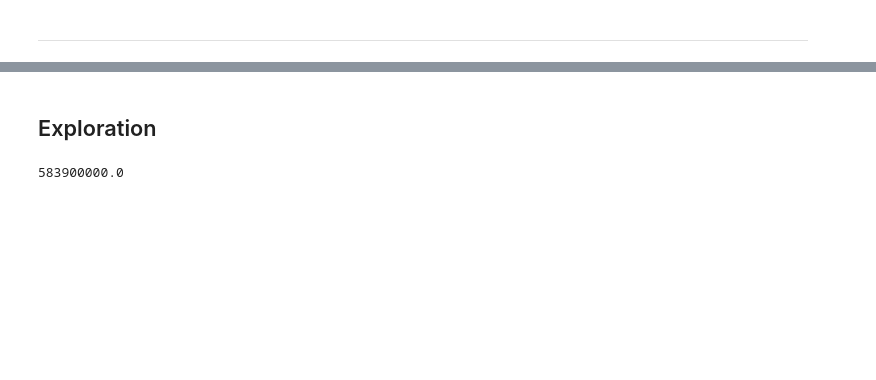
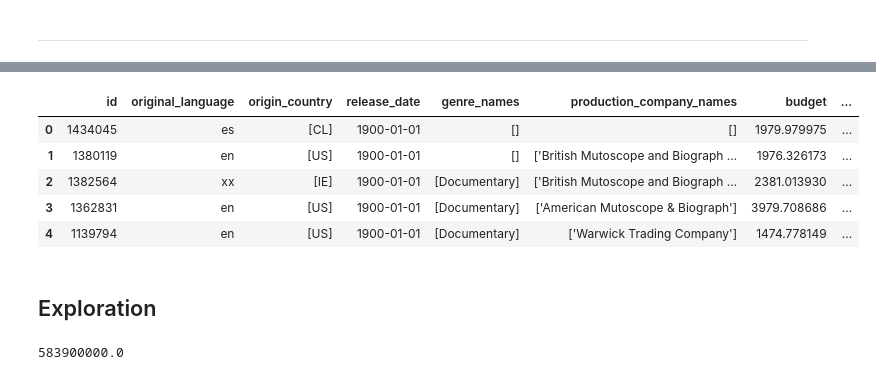
Before and after one commit to DustinJoosen/MachineLearning, a Jupyter notebook: DataCleaning.ipynb, the cells around one changed output, grey strips where cells are left out. Saved outputs shown, nothing was run; the diff lists cells and outputs as text; code cells hidden in the pictures; blank space fills up the shorter version.

```diff
--- a/DataCleaning.ipynb
+++ b/DataCleaning.ipynb
@@ -114,3 +148,28 @@ memory usage: 86.7+ MB
+# %%
+LANGUAGES = ['aa', 'ab', 'af', 'ak', 'am', 'an', 'ar', 'as', 'av', 'ay', 'az', 'ba', 'be', 'bg', 'bi', 'bm', 'bn', 'bo', 'br', 'bs', 'ca', 'ce', 'ch', 'cn', 'co', 'cr', 'cs', 'cv', 'cy', 'da', 'de', 'dv', 'dz', 'ee', 'el', 'en', 'eo', 'es', 'et', 'eu', 'fa', 'ff', 'fi', 'fj', 'fo', 'fr', 'fy', 'ga', 'gd', 'gl', 'gn', 'gu', 'gv', 'ha', 'he', 'hi', 'ho', 'hr', 'ht', 'hu', 'hy', 'hz', 'ia', 'id', 'ie', 'ig', 'ik', 'io', 'is', 'it', 'iu', 'ja', 'jv', 'ka', 'kg', 'ki', 'kj', 'kk', 'kl', 'km', 'kn', 'ko', 'ks', 'ku', 'kv', 'kw', 'ky', 'la', 'lb', 'lg', 'li', 'ln', 'lo', 'lt', 'lv', 'mg', 'mh', 'mi', 'mk', 'ml', 'mn', 'mo', 'mr', 'ms', 'mt', 'my', 'nb', 'nd', 'ne', 'ng', 'nl', 'nn', 'no', 'nr', 'nv', 'ny', 'oc', 'oj', 'om', 'or', 'os', 'pa', 'pl', 'ps', 'pt', 'qu', 'rm', 'rn', 'ro', 'ru', 'rw', 'sa', 'sc', 'sd', 'se', 'sg', 'sh', 'si', 'sk', 'sl', 'sm', 'sn', 'so', 'sq', 'sr', 'ss', 'st', 'su', 'sv', 'sw', 'ta', 'te', 'tg', 'th', 'ti', 'tk', 'tl', 'tn', 'to', 'tr', 'ts', 'tt', 'tw', 'ty', 'ug', 'uk', 'ur', 'uz', 've', 'vi', 'wo', 'xh', 'xx', 'yi', 'yo', 'za', 'zh', 'zu']
+GENRES = {'History', 'Action', 'Thriller', 'Science Fiction', 'Documentary', 'Western', 'Family', 'Drama', 'Fantasy', 'Comedy', 'Romance', 'TV Movie', 'Mystery', 'Adventure', 'Crime', 'Animation', 'Horror', 'Music', 'War'}
+
+# Genres.
+genres_values = {genre: 1 << i for i, genre in enumerate(sorted(GENRES))}
+
+movies["genre_names"] = movies["genre_names"].apply(ast.literal_eval)
+movies["genre_numeric"] = movies["genre_names"].apply(lambda row: sum(genres_values[key] for key in row))
+
+# Countries.
+movies["origin_country"] = movies["origin_country"].apply(ast.literal_eval)
+movies["country_hash"] = movies["origin_country"].apply(lambda row: hash(tuple(sorted(row))))
+
+# Languages.
+movies["original_language_numeric"] = movies["original_language"].apply(lambda row: LANGUAGES.index(row))
+
+movies.head()
+# %% [output]
+|  | id | original_language | origin_country | release_date | genre_names | production_company_names | budget | ... |
+| 0 | 1434045 | es | [CL] | 1900-01-01 | [] | [] | 1979.979975 | ... |
+| 1 | 1380119 | en | [US] | 1900-01-01 | [] | ['British Mutoscope and Biograph ... | 1976.326173 | ... |
+| 2 | 1382564 | xx | [IE] | 1900-01-01 | [Documentary] | ['British Mutoscope and Biograph ... | 2381.013930 | ... |
+| 3 | 1362831 | en | [US] | 1900-01-01 | [Documentary] | ['American Mutoscope & Biograph'] | 3979.708686 | ... |
+| 4 | 1139794 | en | [US] | 1900-01-01 | [Documentary] | ['Warwick Trading Company'] | 1474.778149 | ... |
 # %% [markdown]
 ## Exploration
 # %%
```
Also changed, not shown: parts of 6 cells of this notebook.
